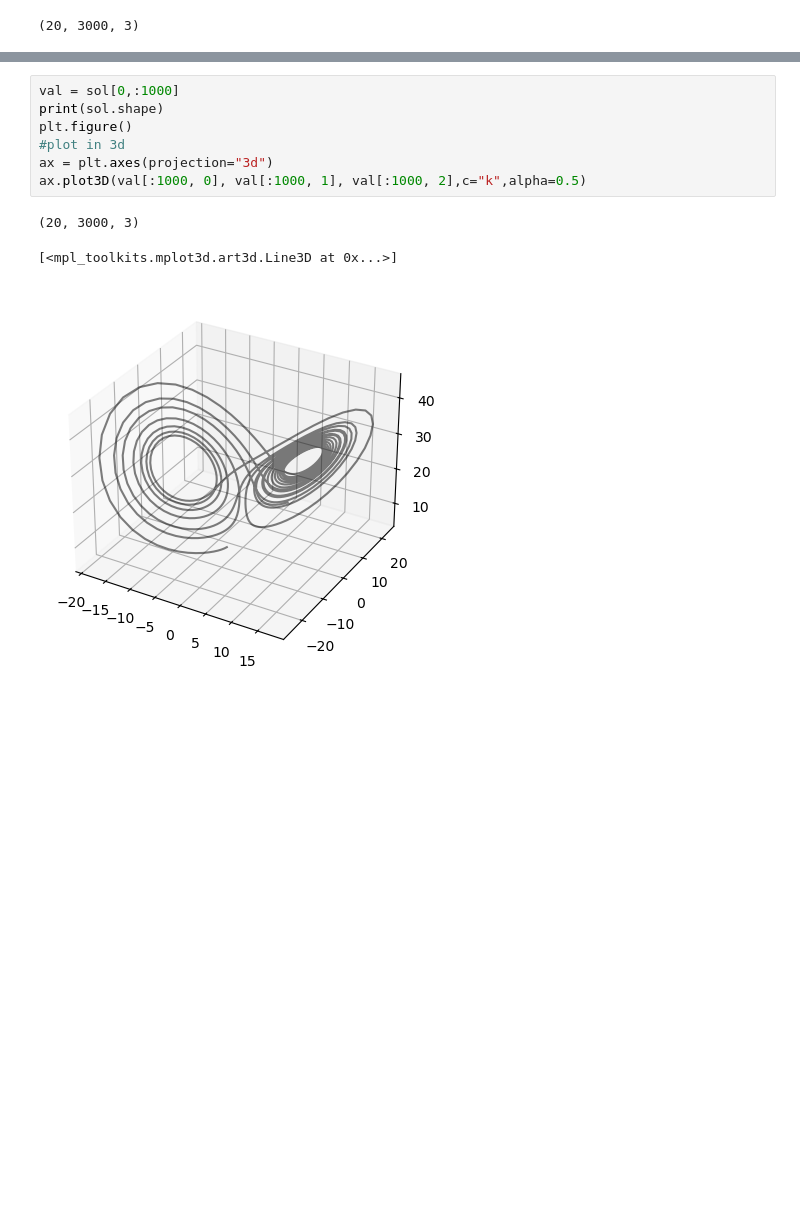
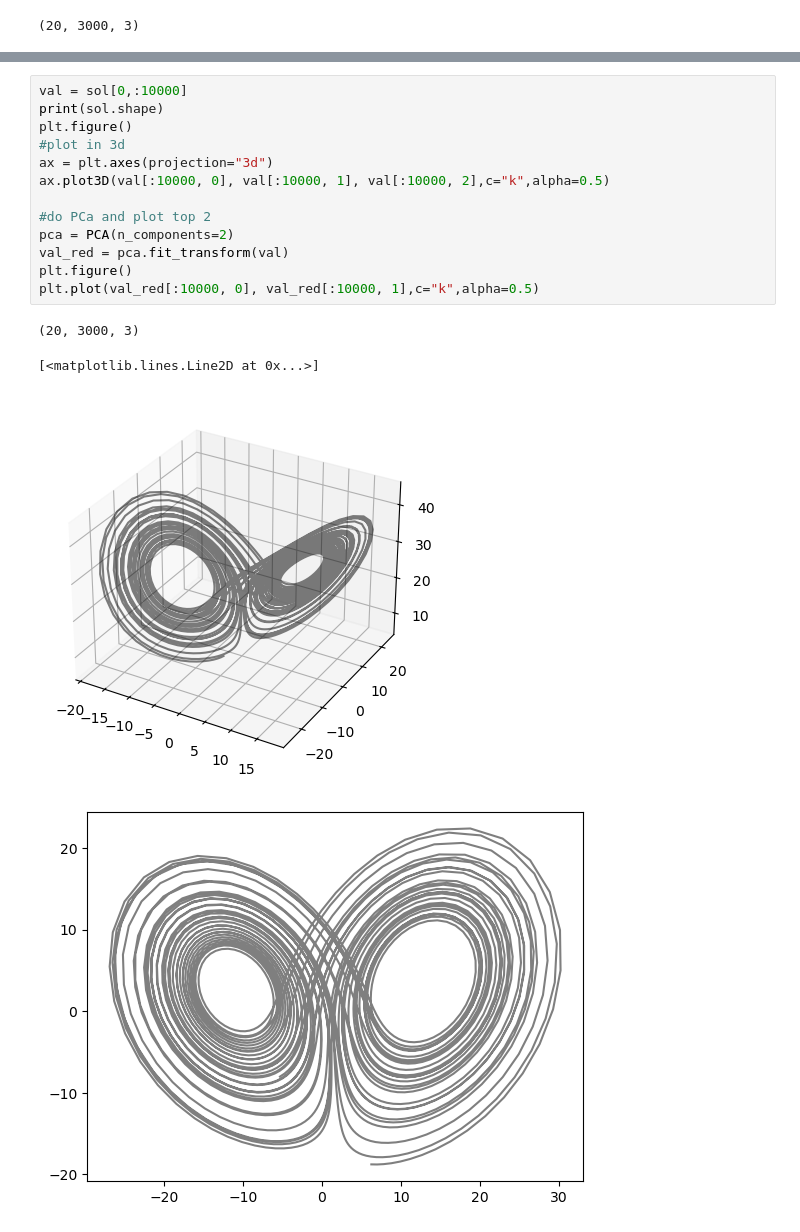
Before and after one commit to mitchellostrow/nn_delay_embeddings, a Jupyter notebook: notebooks/5-1-24 testing_Raut_VAE_delayLorenz.ipynb, the cells around one changed output, grey strips where cells are left out. Saved outputs shown, nothing was run; the diff lists cells and outputs as text; blank space fills up the shorter version.

```diff
--- a/notebooks/5-1-24 testing_Raut_VAE_delayLorenz.ipynb
+++ b/notebooks/5-1-24 testing_Raut_VAE_delayLorenz.ipynb
@@ -212,14 +207,21 @@ Epoch [108/1000
 # %%
-val = sol[0,:1000]
+val = sol[0,:10000]
 print(sol.shape)
 plt.figure()
 #plot in 3d
 ax = plt.axes(projection="3d")
-ax.plot3D(val[:1000, 0], val[:1000, 1], val[:1000, 2],c="k",alpha=0.5)
+ax.plot3D(val[:10000, 0], val[:10000, 1], val[:10000, 2],c="k",alpha=0.5)
+
+#do PCa and plot top 2
+pca = PCA(n_components=2)
+val_red = pca.fit_transform(val)
+plt.figure()
+plt.plot(val_red[:10000, 0], val_red[:10000, 1],c="k",alpha=0.5)
 # %% [output]
 (20, 3000, 3)
-[<mpl_toolkits.mplot3d.art3d.Line3D at 0x...>]
+[<matplotlib.lines.Line2D at 0x...>]
-[figure, old version]
+[figure, new version]
+[figure, added]
 # %%
 #visualize latent dynamics
 
```
Also changed, not shown: parts of 7 cells of this notebook, 14 other files.
